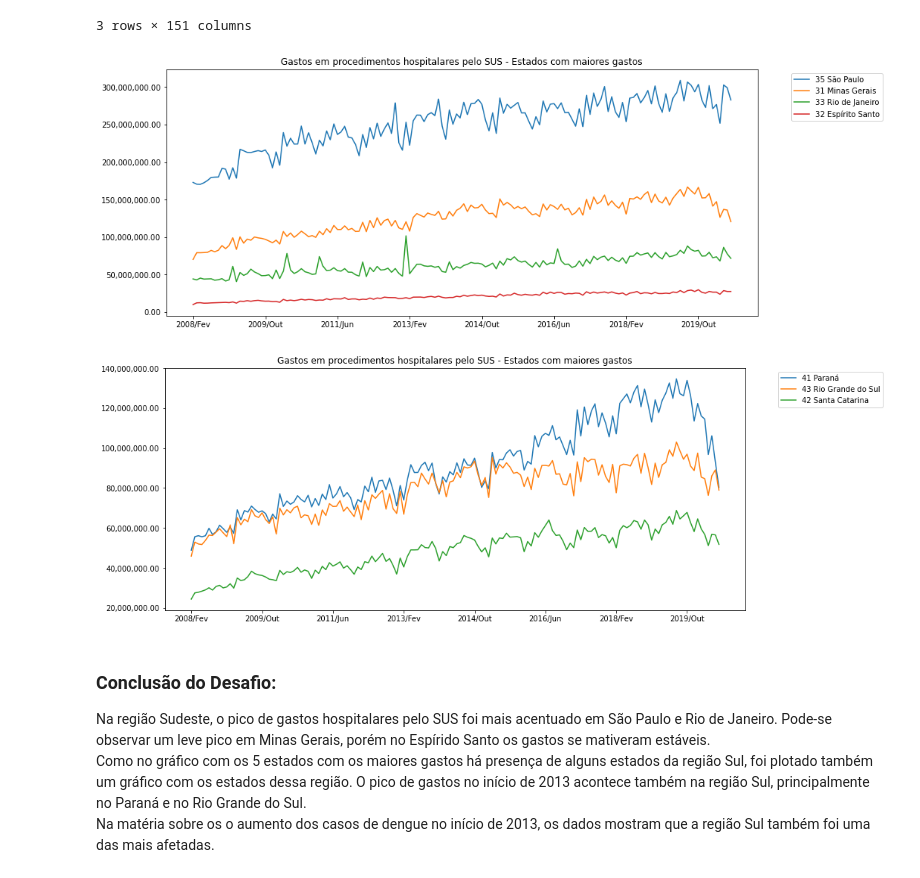
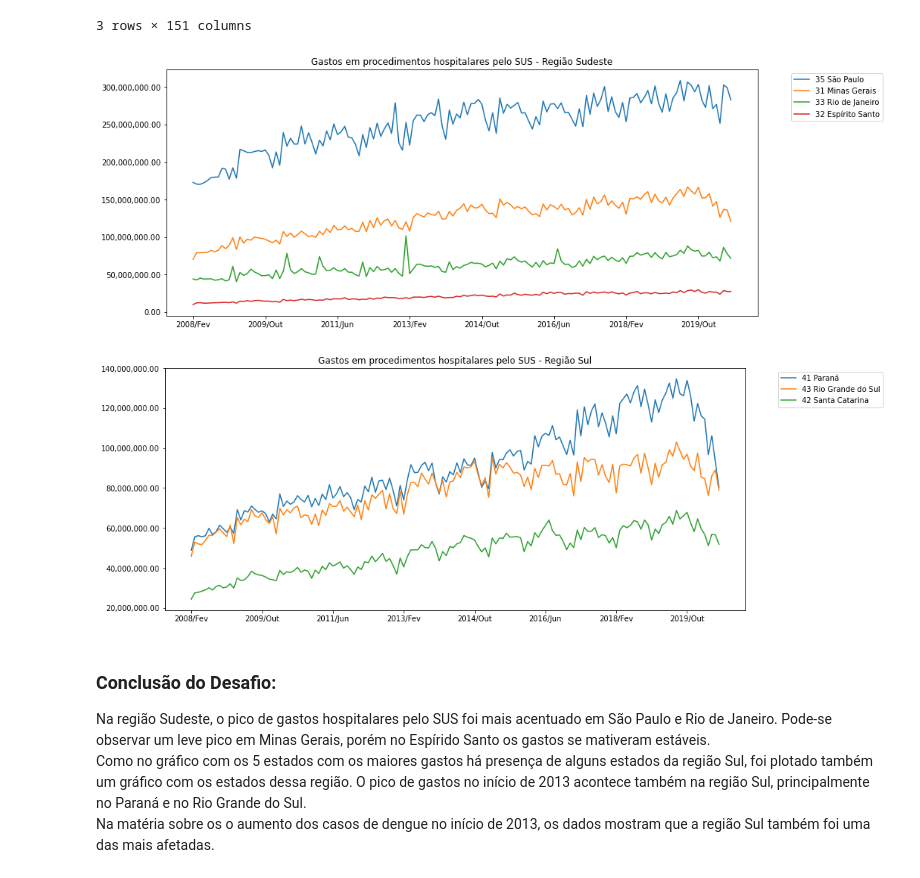
Before and after one commit to silviacfreitas/BootcampDataScienceAplicadaAlura, a Jupyter notebook: BootcampDSModulo01Aula03.ipynb, the cells around one changed output. Drawn from its saved outputs; the diff is of its cells as text; code cells hidden in the pictures.

```diff
--- a/BootcampDSModulo01Aula03.ipynb
+++ b/BootcampDSModulo01Aula03.ipynb
@@ -652,19 +652,19 @@ sul = sul.drop("Região", axis=1)
 # %%
 ax = sudeste.T.plot(figsize=(14,6))
 ax.yaxis.set_major_formatter(ticker.StrMethodFormatter("{x:,.2f}"))
-plt.title("Gastos em procedimentos hospitalares pelo SUS - Estados com maiores gastos")
+plt.title("Gastos em procedimentos hospitalares pelo SUS - Região Sudeste")
 plt.legend(bbox_to_anchor=(1.05, 1),loc='upper left')
 plt.show()
 # %% [output]
-[figure, old version]
+[figure, new version]
 # %%
 ax = sul.T.plot(figsize=(14,6))
 ax.yaxis.set_major_formatter(ticker.StrMethodFormatter("{x:,.2f}"))
-plt.title("Gastos em procedimentos hospitalares pelo SUS - Estados com maiores gastos")
+plt.title("Gastos em procedimentos hospitalares pelo SUS - Região Sul")
 plt.legend(bbox_to_anchor=(1.05, 1),loc='upper left')
 plt.show()
 # %% [output]
-[figure, old version]
+[figure, new version]
 # %% [markdown]
 ### Conclusão do Desafio:
 Na região Sudeste, o pico de gastos hospitalares pelo SUS foi mais acentuado em São Paulo e Rio de Janeiro. Pode-se observar um leve pico em Minas Gerais, porém no Espírido Santo os gastos se mativeram estáveis. <br>
```
Also changed, not shown: parts of 1 cell of this notebook.
